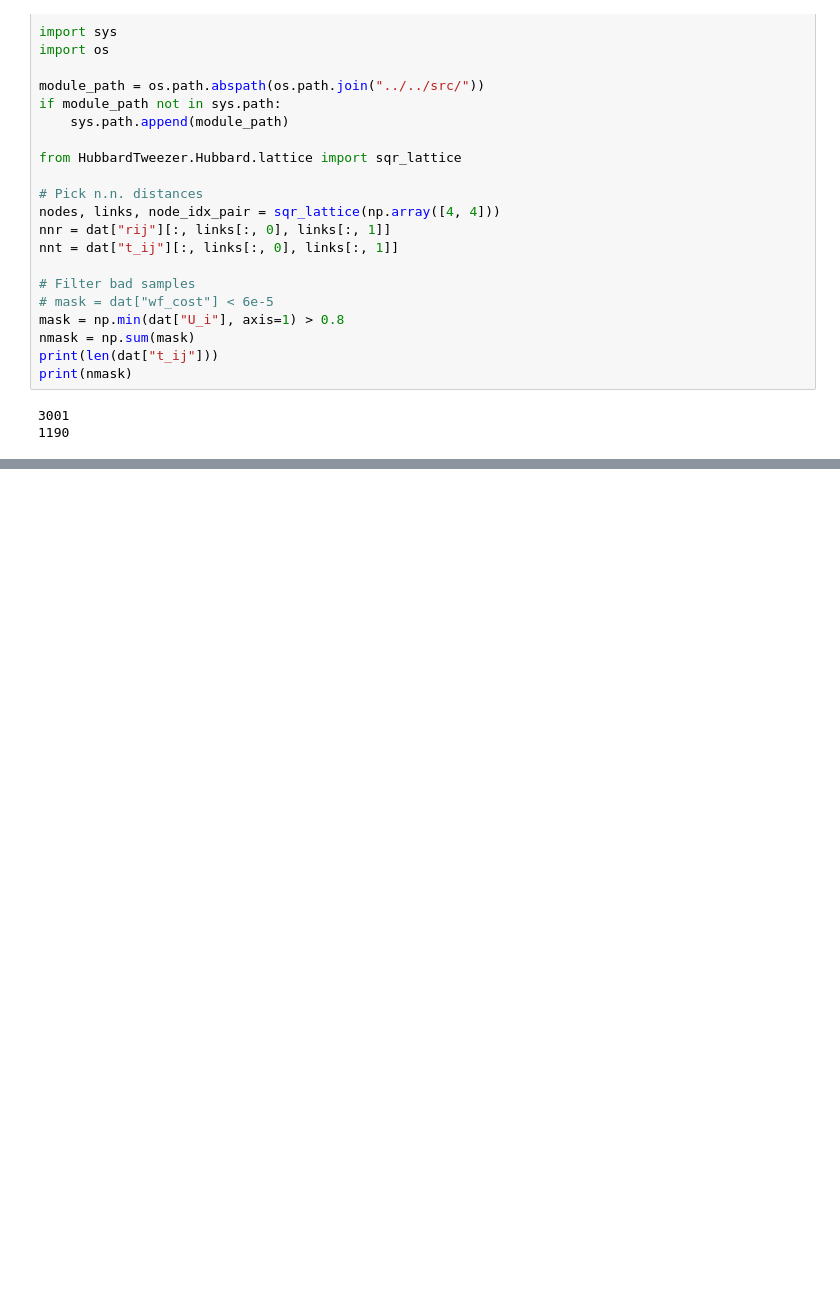
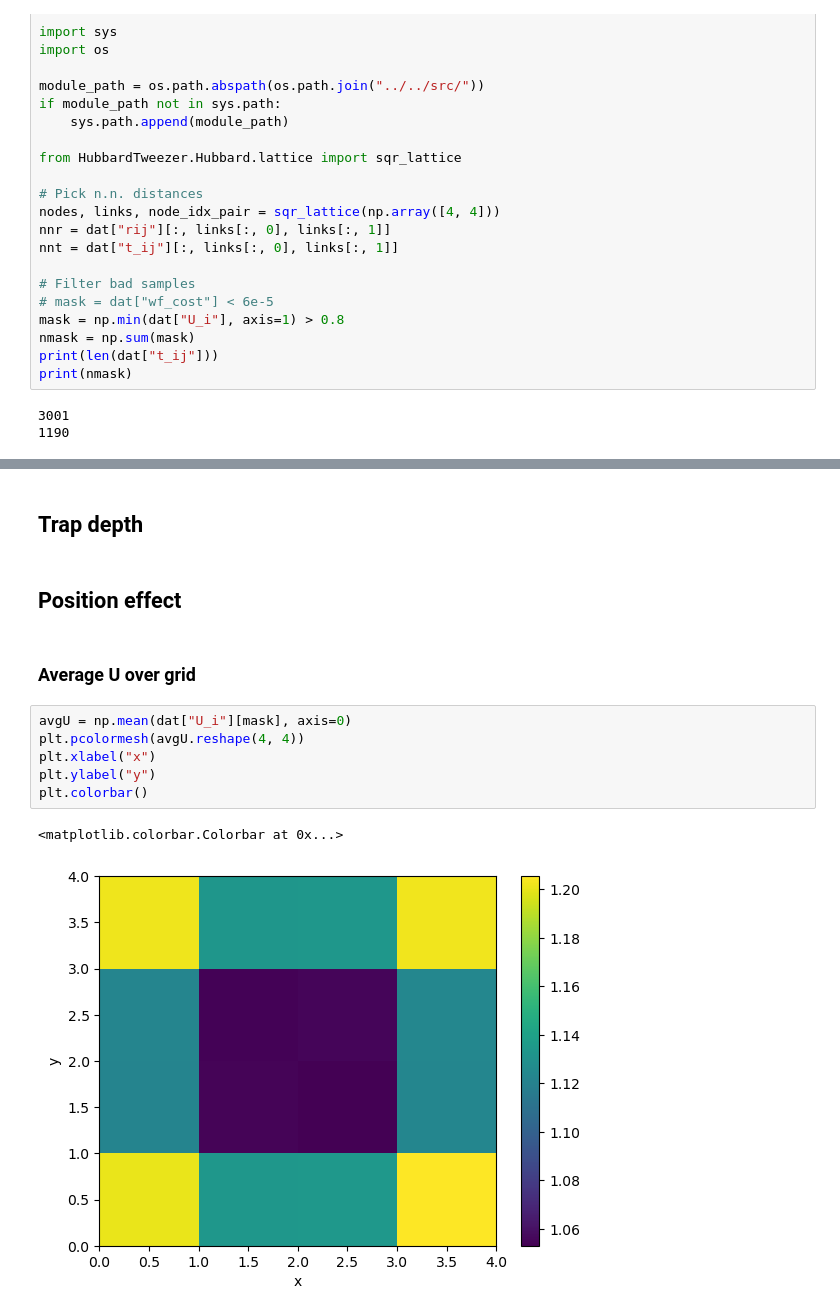
Before and after one commit to htwei17/HubbardTweezer, a Jupyter notebook: LinearRegression/HubbardFit/interaction.ipynb, the cells around one changed output, grey strips where cells are left out. Cells and saved outputs as stored; diff of their text form; blank space fills up the shorter version.

```diff
--- a/LinearRegression/HubbardFit/interaction.ipynb
+++ b/LinearRegression/HubbardFit/interaction.ipynb
@@ -50,0 +59,15 @@ print(nmask)
+# %% [markdown]
+## Trap depth
+# %% [markdown]
+## Position effect
+# %% [markdown]
+### Average U over grid
+# %%
+avgU = np.mean(dat["U_i"][mask], axis=0)
+plt.pcolormesh(avgU.reshape(4, 4))
+plt.xlabel("x")
+plt.ylabel("y")
+plt.colorbar()
+# %% [output]
+<matplotlib.colorbar.Colorbar at 0x...>
+[figure, added]
```
Also changed, not shown: parts of 29 cells of this notebook, 1 other file.
